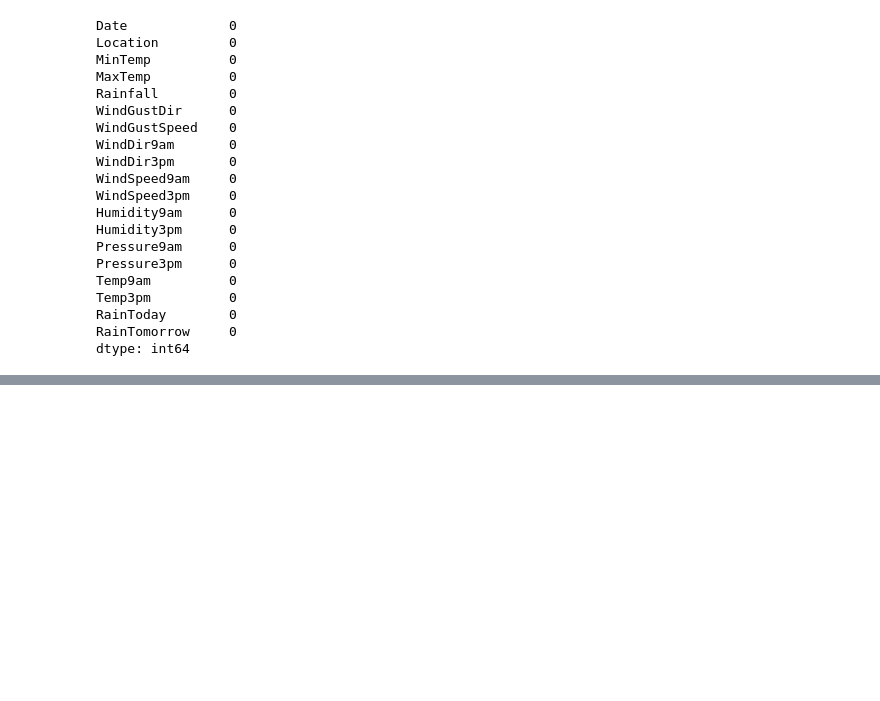
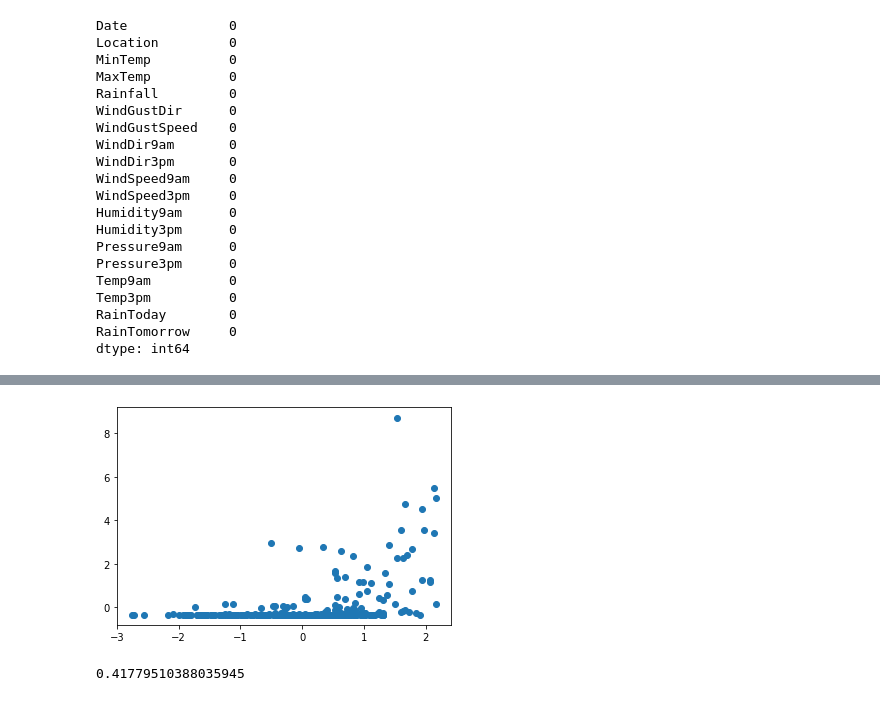
Before and after one commit to Kavya-Shekar/Australian_Weather_Forecast, a Jupyter notebook: Cleaned_analysis.ipynb, the cells around one changed output, grey strips where cells are left out. Saved outputs shown, nothing was run; the diff lists cells and outputs as text; code cells hidden in the pictures; blank space fills up the shorter version.

```diff
--- a/Cleaned_analysis.ipynb
+++ b/Cleaned_analysis.ipynb
@@ -275,0 +490,13 @@ plt.show()
+# %%
+xx = da['Humids']
+x = (xx-xx.mean())/xx.std()
+yy = da['Rainfall']
+y = (yy-yy.mean())/yy.std()
+plt.scatter(x,y)
+plt.show()
+# %% [output]
+[figure, added]
+# %%
+x.corr(y)
+# %% [output]
+0.41779510388035945
```
Also changed, not shown: parts of 21 cells of this notebook.
